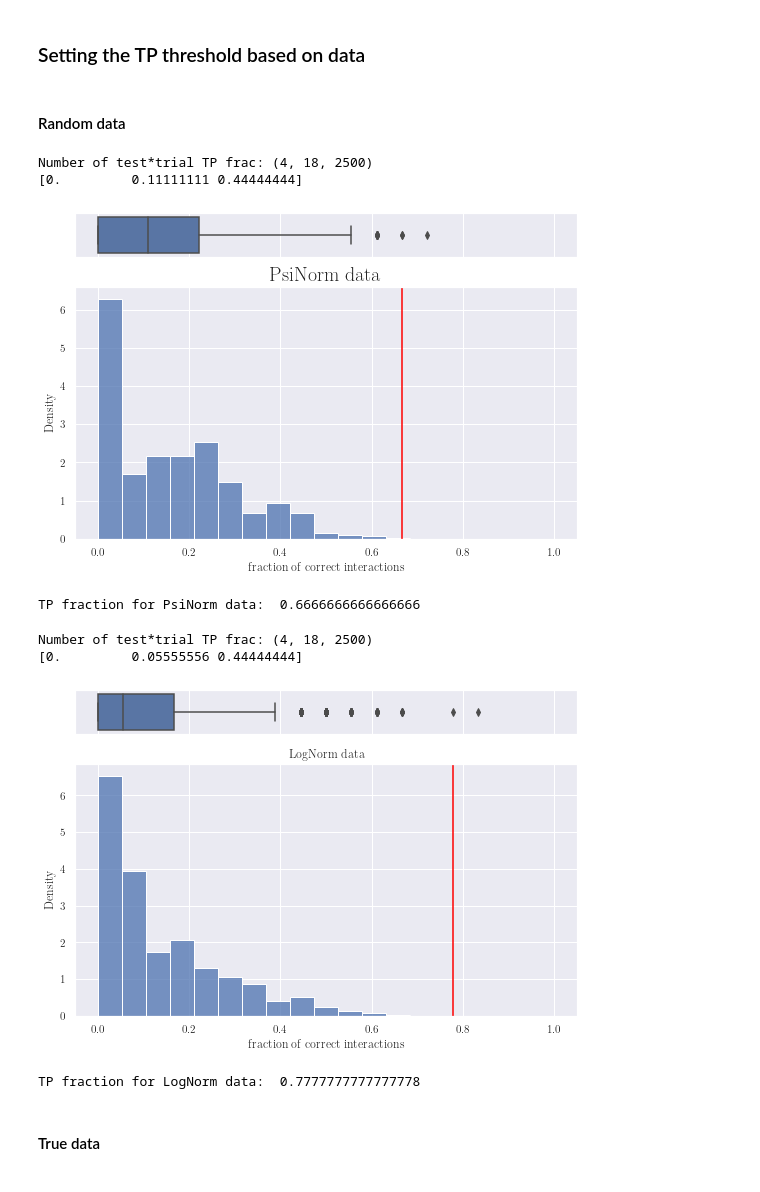
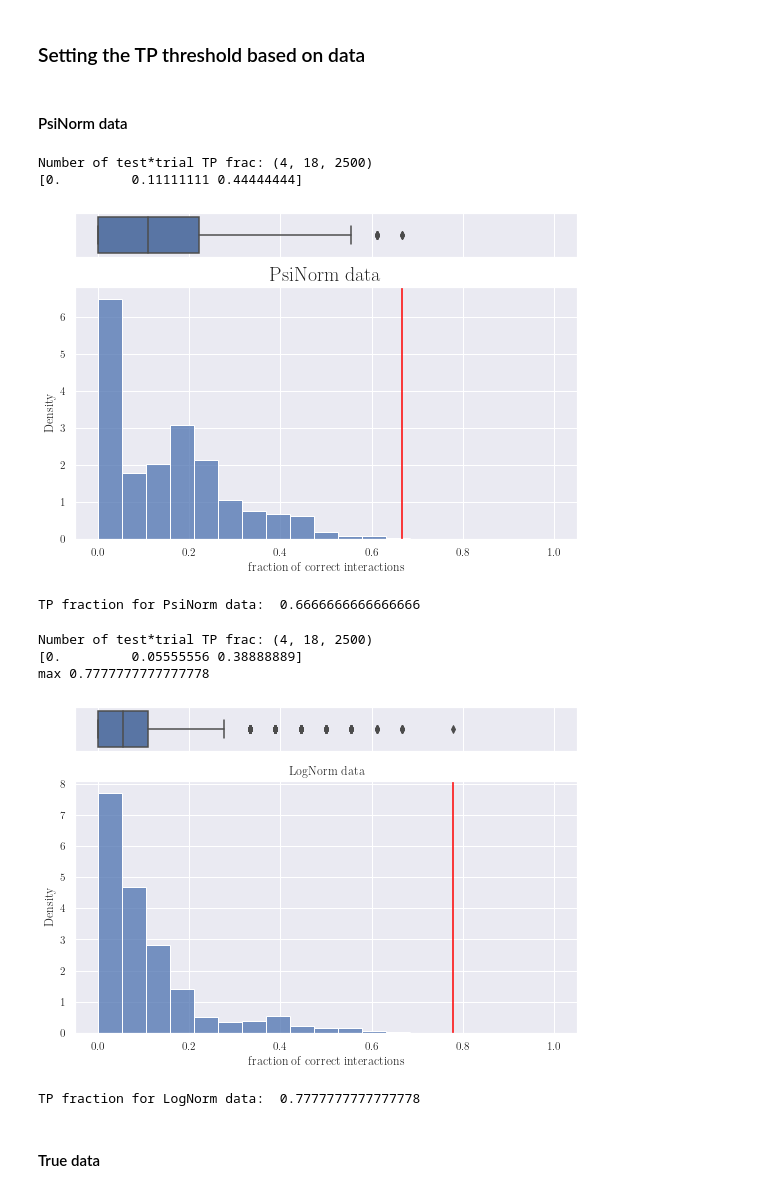
Before and after one commit to CleliaCorridori/GRN_Inference_CODE, a Jupyter notebook: Ising_InferenceMethod.ipynb, the cells around one changed output. Cells and saved outputs as stored; diff of their text form; code cells hidden in the pictures.

```diff
--- a/Ising_InferenceMethod.ipynb
+++ b/Ising_InferenceMethod.ipynb
@@ -225,8 +222,9 @@ lN_Mean_TP_frac, lN_Mean_info_int, _ = funcs_general.TP_plot(TPtrial_list, lN_hi
                                                    inferred_int_thr=interaction_thr, Norm_Matx = False,
                                                    data_type=" Best model for LogNorm PST MB data",
                                                    figplot=True, verbose=False, nbin=30, Norm = True)
-lN_thr_val = np.max(np.abs(lN_high_meanMatx))*interaction_thr
-print(f"Threshold value : {'{:.3f}'.format(lN_thr_val)}")
+lN_interaction_thr = np.max(np.abs(lN_high_meanMatx))*interaction_thr
+
+print(f"Threshold value : {'{:.3f}'.format(lN_interaction_thr)}")
 
 # print("Not Normalized interactions", np.round(lN_Mean_info_int[2,:],2))
 # print("Not Normalized TRUE interactions\n", np.round(lN_Mean_info_int[2,:]*lN_Mean_info_int[3,:],3))
@@ -265,8 +262,8 @@ pN_Mean_TP_frac, pN_Mean_info_int, _ = funcs_general.TP_plot(TPtrial_list, pN_hi
                                                    inferred_int_thr=interaction_thr, Norm_Matx = False,
                                                    data_type=" Best model for PsiNorm PST MB data",
                                                    figplot=True, verbose=True, nbin=30, Norm = True)
-pN_thr_val = np.max(np.abs(pN_high_meanMatx))*interaction_thr
-print(f"Threshold value : {'{:.3f}'.format(pN_thr_val)}")
+pN_interaction_thr = np.max(np.abs(pN_high_meanMatx))*interaction_thr
+print(f"Threshold value : {'{:.3f}'.format(pN_interaction_thr)}")
 
 # print("Not Normalized interactions", np.round(pN_Mean_info_int[2,:],2))
 # print("Not Normalized TRUE interactions\n", np.round(pN_Mean_info_int[2,:]*pN_Mean_info_int[3,:],3))
@@ -399,7 +412,7 @@ quantiles [-0.02  0.    0.02]
 # %% [markdown]
 ### Setting the TP threshold based on data
 # %% [markdown]
-#### Random data
+#### PsiNorm data
 # %%
 # print(raw_matx_sel_rnd.shape, raw_prec_sel_rnd.shape, raw_int_val_rnd.shape )
 pN_int_val_rnd_all = pN_int_val_rnd.reshape((4,18,50*50))
@@ -407,7 +420,7 @@ print("Number of test*trial TP frac:", pN_int_val_rnd_all.shape)
 
 pN_TPfrac_thr = np.zeros(pN_int_val_rnd_all.shape[2])
 for kk in range(pN_int_val_rnd_all.shape[2]):
-    pN_TPfrac_thr[kk]= len(np.where(np.abs(pN_int_val_rnd_all[2,:,kk]*pN_int_val_rnd_all[3,:,kk])>interaction_thr)[0])/len(pN_int_val_rnd_all[2,:,kk])
+    pN_TPfrac_thr[kk]= len(np.where(np.abs(pN_int_val_rnd_all[2,:,kk]*pN_int_val_rnd_all[3,:,kk])>pN_interaction_thr)[0])/len(pN_int_val_rnd_all[2,:,kk])
 
 # quartiles of ALL the random interactions
 print(np.quantile(pN_TPfrac_thr,[0.05, 0.5, 0.95]))
@@ -425,7 +438,7 @@ sns.histplot(pN_TPfrac_thr, ax=ax_hist, stat="density", bins=19, binrange = (0,1
 # Remove x axis name for the boxplot
 ax_box.set(xlabel='')
 ax_hist.set(xlabel='fraction of correct interactions')
-pN_TP_true_thr = len(np.where(np.abs(pN_Mean_info_int[2,:]*pN_Mean_info_int[3,:])>interaction_thr)[0])/18
+pN_TP_true_thr = len(np.where(np.abs(pN_Mean_info_int[2,:]*pN_Mean_info_int[3,:])>pN_interaction_thr)[0])/18
 plt.axvline(x = pN_TP_true_thr, color = 'red', label = 'axvline - full height')
 plt.title("PsiNorm data", fontsize=20)
 plt.show()
@@ -436,7 +449,7 @@ print("TP fraction for PsiNorm data: ", pN_TP_true_thr)
 # %% [output]
 Number of test*trial TP frac: (4, 18, 2500)
 [0.         0.11111111 0.44444444]
-[figure, old version]
+[figure, new version]
 TP fraction for PsiNorm data:  0.6666666666666666
 # %%
 # print(lN_matx_sel_rnd.shape, lN_prec_sel_rnd.shape, lN_int_val_rnd.shape )
@@ -444,38 +457,39 @@ lN_int_val_rnd_all = lN_int_val_rnd.reshape((4,18,50*50))
 print("Number of test*trial TP frac:", lN_int_val_rnd_all.shape)
 
 lN_TPfrac_thr = np.zeros(lN_int_val_rnd_all.shape[2])
 for kk in range(lN_int_val_rnd_all.shape[2]):
-    lN_TPfrac_thr[kk]= len(np.where(np.abs(lN_int_val_rnd_all[2,:,kk]*lN_int_val_rnd_all[3,:,kk])>interaction_thr)[0])/len(lN_int_val_rnd_all[2,:,kk])
+    lN_TPfrac_thr[kk]= len(np.where(np.abs(lN_int_val_rnd_all[2,:,kk]*lN_int_val_rnd_all[3,:,kk])>lN_interaction_thr)[0])/len(lN_int_val_rnd_all[2,:,kk])
 
 # quartiles of ALL the random interactions
 print(np.quantile(lN_TPfrac_thr,[0.05, 0.5, 0.95]))
-
+print("max", np.max(lN_TPfrac_thr))
 
 # plot setting
 sns.set(style="darkgrid")
 matplotlib.rc('font', **{'family': 'serif', 'serif': ['Computer Modern']})
 matplotlib.rc('text', usetex=True)
 f, (ax_box, ax_hist) = plt.subplots(2, sharex=True, gridspec_kw={"height_ratios": (.15, .85)}, figsize=(9, 6))
 # plot
 sns.boxplot(lN_TPfrac_thr, ax=ax_box)
 sns.histplot(lN_TPfrac_thr, ax=ax_hist, stat="density", bins=19, binrange = (0,1))
 # other plot stuff
 ax_box.set(xlabel='')
 ax_hist.set(xlabel='fraction of correct interactions')
 
-lN_TP_true_thr = len(np.where(np.abs(lN_Mean_info_int[2,:]*lN_Mean_info_int[3,:])>interaction_thr)[0])/18
+lN_TP_true_thr = len(np.where(np.abs(lN_Mean_info_int[2,:]*lN_Mean_info_int[3,:])>lN_interaction_thr)[0])/18
 plt.axvline(x = lN_TP_true_thr, color = 'red', label = 'axvline - full height')
 plt.title("LogNorm data")
 plt.show()
 
 # reset of the plot style
 sns.set_style("white")
 
 print("TP fraction for LogNorm data: ", lN_TP_true_thr)
 # %% [output]
 Number of test*trial TP frac: (4, 18, 2500)
-[0.         0.05555556 0.44444444]
+[0.         0.05555556 0.38888889]
+max 0.7777777777777778
-[figure, old version]
+[figure, new version]
 TP fraction for LogNorm data:  0.7777777777777778
 # %% [markdown]
 #### True data
```
Also changed, not shown: parts of 9 cells of this notebook, 7 other files.
